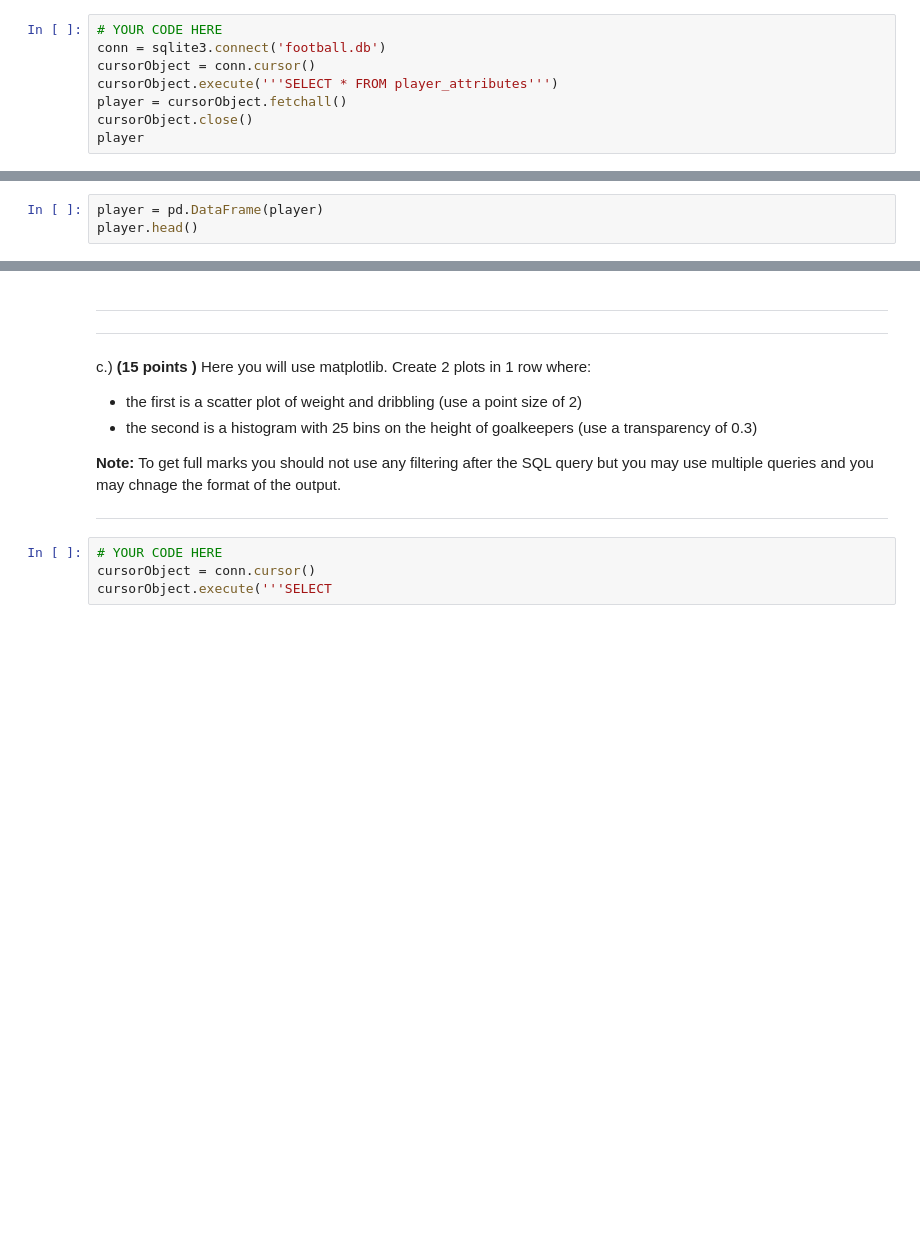
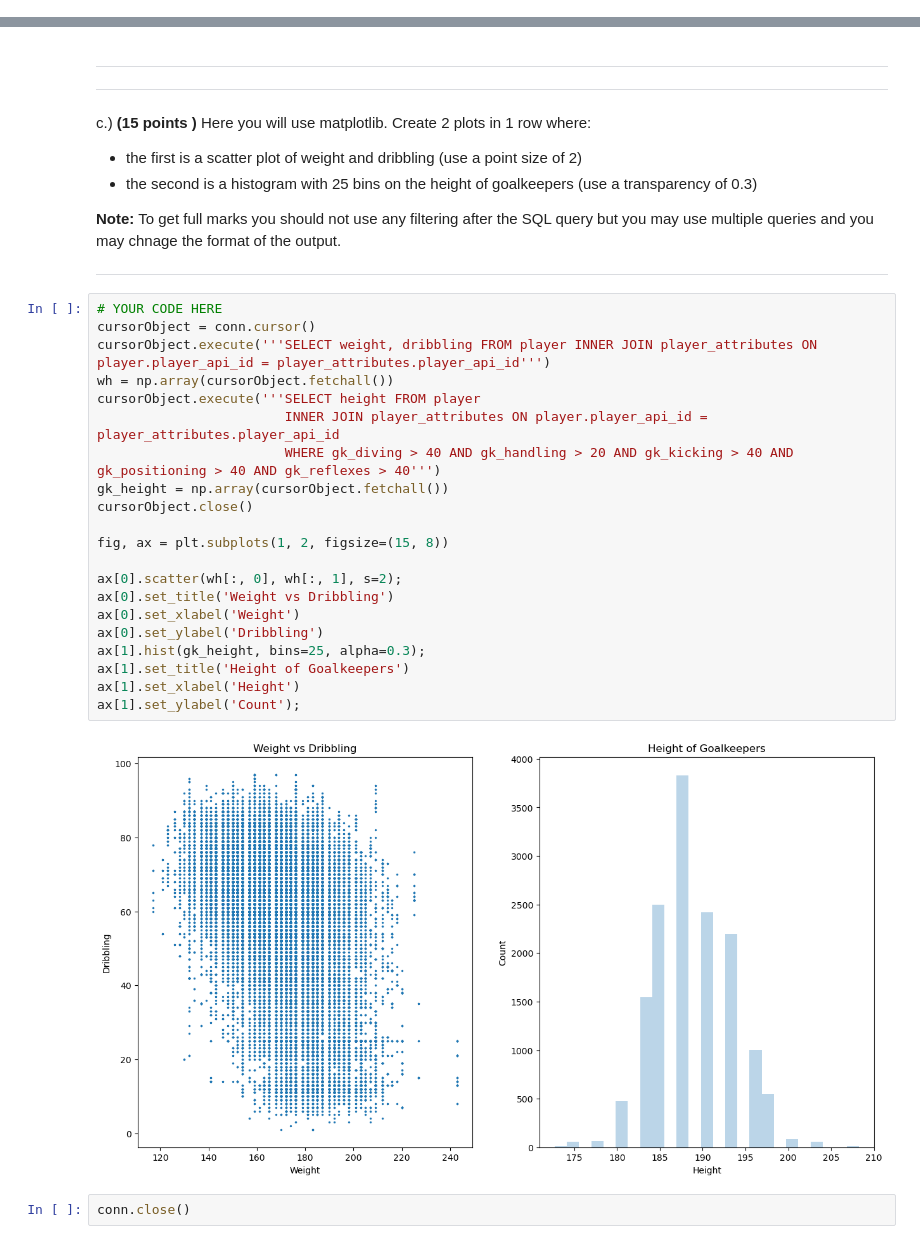
Before and after one commit to Vileh/Storing-Manipulating-and-Visualising-Data, a Jupyter notebook: Assignment 4/Assignment4.ipynb, the cells around one changed output, grey strips where cells are left out. Drawn from its saved outputs; the diff is of its cells as text; blank space fills up the shorter version.

```diff
--- a/Assignment 4/Assignment4.ipynb
+++ b/Assignment 4/Assignment4.ipynb
@@ -312,11 +313,3 @@ Unless otherwise stated you must only use SQL queries to get full marks. Below a
 a.) **(5 points)** How many goalkeepers are in the database. Store the number (and only the number as an integer) in a variable called _keeper_.
 
 ------------
-# %%
-# YOUR CODE HERE
-conn = sqlite3.connect('football.db')
-cursorObject = conn.cursor()
-cursorObject.execute('''SELECT * FROM player_attributes''')
-player = cursorObject.fetchall()
-cursorObject.close()
-player
@@ -341,3 +315,0 @@ player
-# %%
-player = pd.DataFrame(player)
-player.head()
@@ -416,4 +436,25 @@ c.)  **(15 points )** Here you will use matplotlib. Create 2 plots in 1 row wher
 # %%
 # YOUR CODE HERE
 cursorObject = conn.cursor()
-cursorObject.execute('''SELECT
+cursorObject.execute('''SELECT weight, dribbling FROM player INNER JOIN player_attributes ON player.player_api_id = player_attributes.player_api_id''')
+wh = np.array(cursorObject.fetchall())
+cursorObject.execute('''SELECT height FROM player
+                        INNER JOIN player_attributes ON player.player_api_id = player_attributes.player_api_id
+                        WHERE gk_diving > 40 AND gk_handling > 20 AND gk_kicking > 40 AND gk_positioning > 40 AND gk_reflexes > 40''')
+gk_height = np.array(cursorObject.fetchall())
+cursorObject.close()
+
+fig, ax = plt.subplots(1, 2, figsize=(15, 8))
+
+ax[0].scatter(wh[:, 0], wh[:, 1], s=2);
+ax[0].set_title('Weight vs Dribbling')
+ax[0].set_xlabel('Weight')
+ax[0].set_ylabel('Dribbling')
+ax[1].hist(gk_height, bins=25, alpha=0.3);
+ax[1].set_title('Height of Goalkeepers')
+ax[1].set_xlabel('Height')
+ax[1].set_ylabel('Count');
+# %% [output]
+[figure, added]
+# %%
+conn.close()
```
Also changed, not shown: parts of 17 cells of this notebook.
